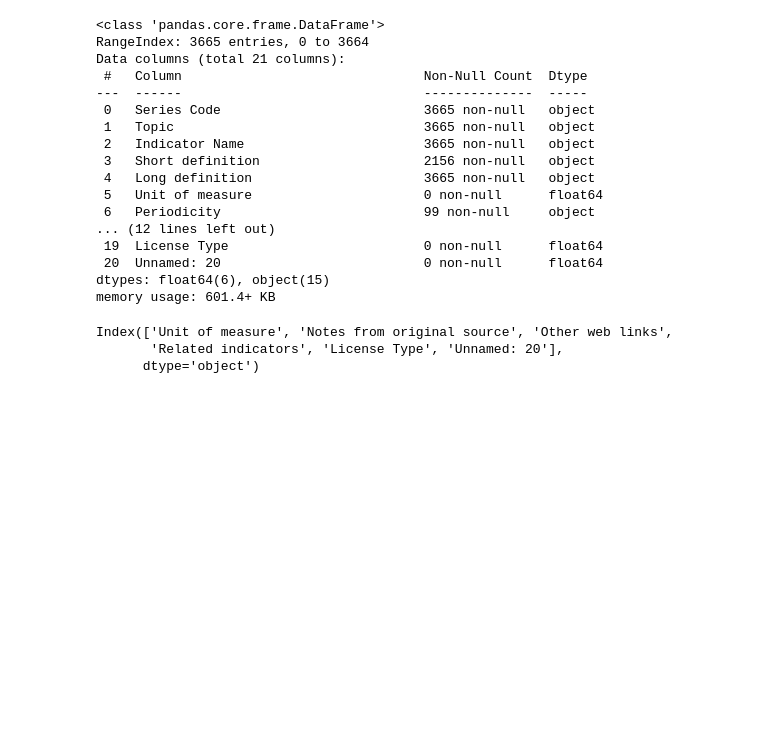
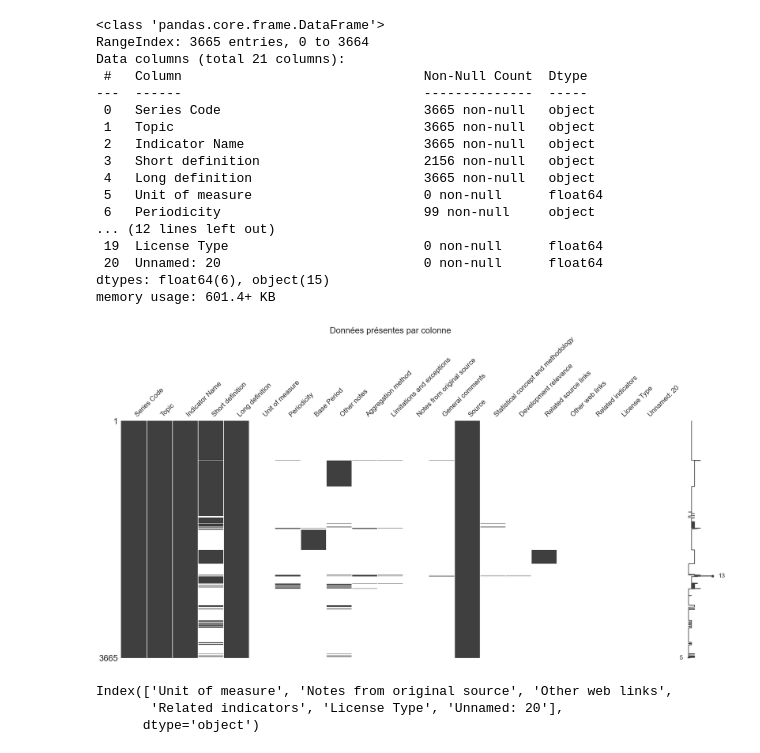
Before and after one commit to BlancaAlfaro/Projet2, a Jupyter notebook: 01-read.ipynb, the cells around one changed output. Cells and saved outputs as stored; diff of their text form; code cells hidden in the pictures; blank space fills up the shorter version.

```diff
--- a/01-read.ipynb
+++ b/01-read.ipynb
@@ -258,6 +270,12 @@ Data columns (total 21 columns):
  20  Unnamed: 20                          0 non-null      float64
 dtypes: float64(6), object(15)
 memory usage: 601.4+ KB
+# %%
+msno.matrix(series)
+plt.title('Données présentes par colonne',fontsize = 20)
+plt.show()
+# %% [output]
+[figure, added]
 # %%
 #Colonnes vides :
 series.loc[:,series.isna().all()].columns
```
Also changed, not shown: parts of 83 cells of this notebook, 3 other files.
